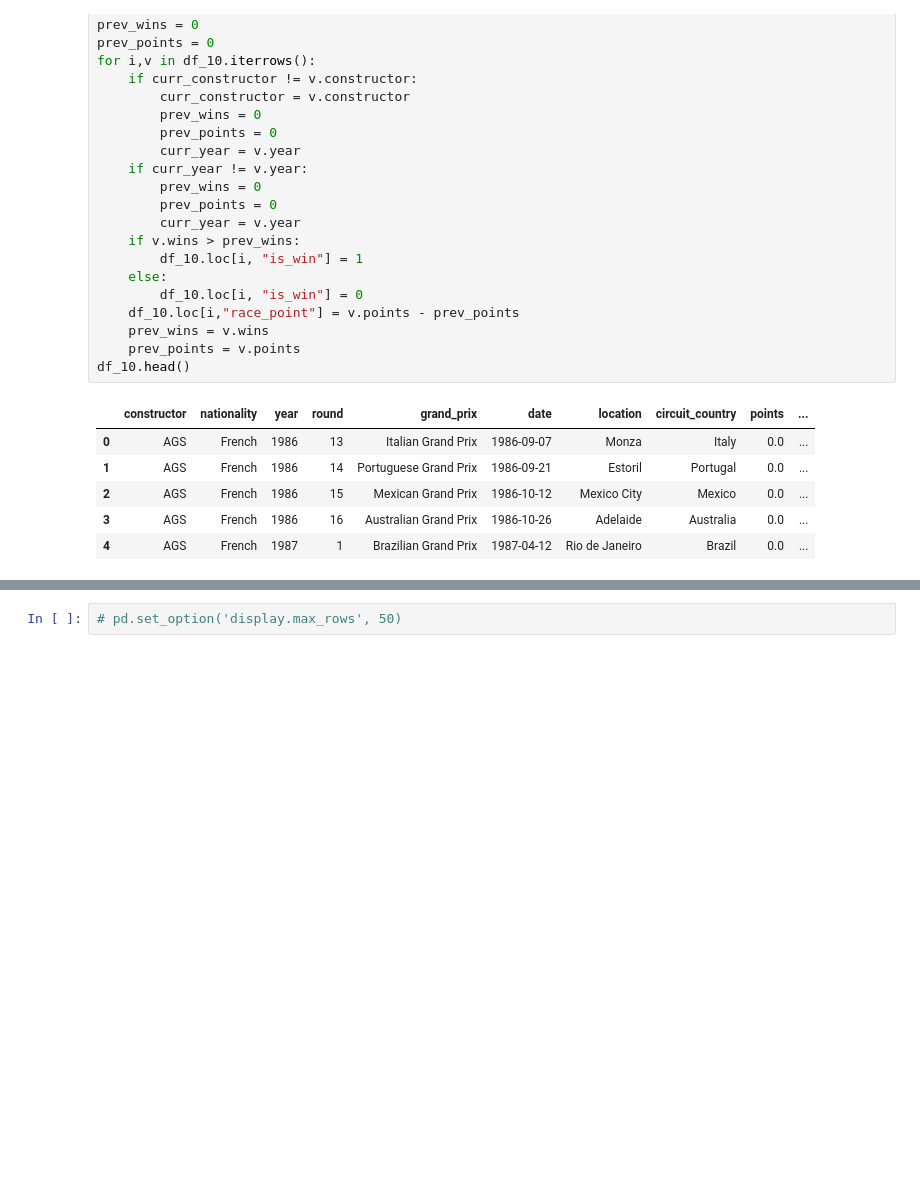
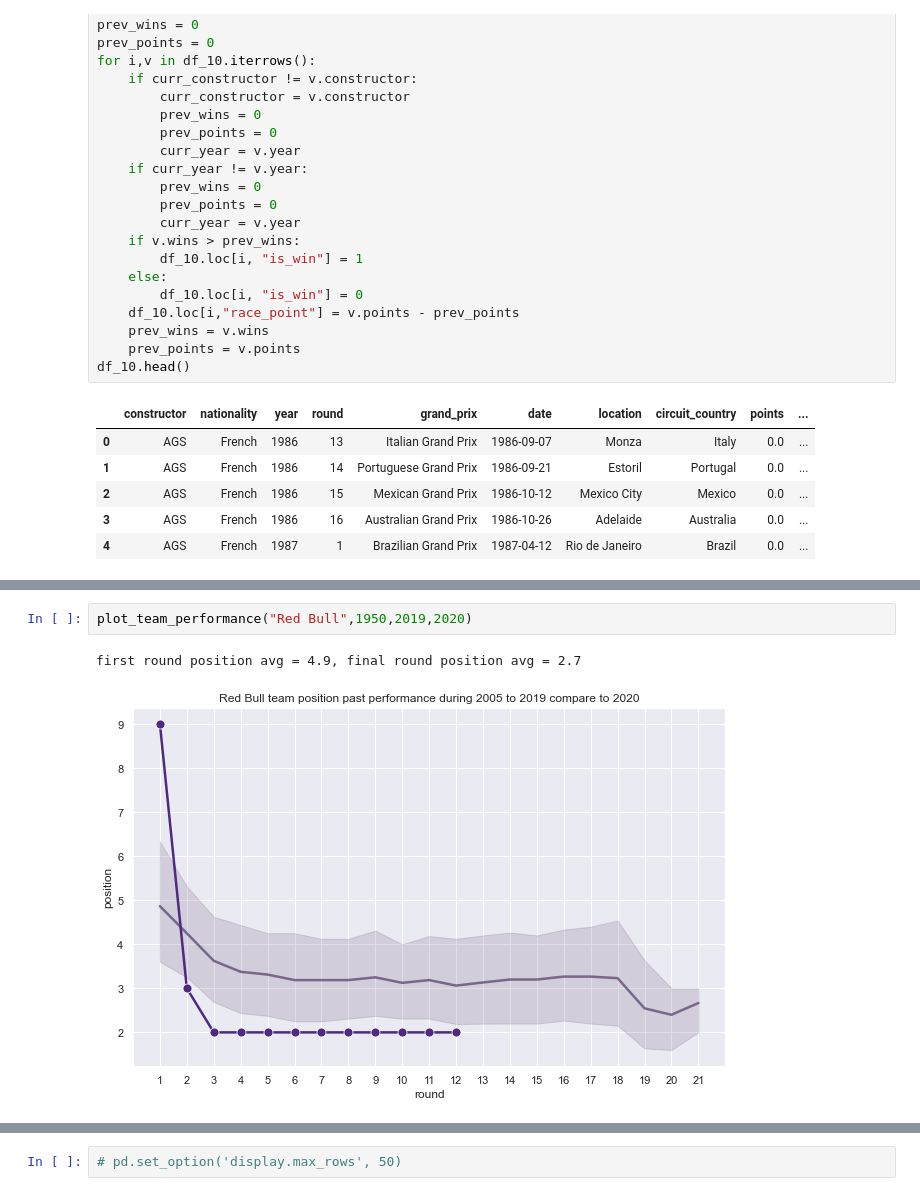
Before and after one commit to snn2spade/scb_challenge, a Jupyter notebook: scb_challenge.ipynb, the cells around one changed output, grey strips where cells are left out. Drawn from its saved outputs; the diff is of its cells as text; blank space fills up the shorter version.

```diff
--- a/scb_challenge.ipynb
+++ b/scb_challenge.ipynb
@@ -487,0 +605,5 @@ df_10.head()
+# %%
+plot_team_performance("Red Bull",1950,2019,2020)
+# %% [output]
+first round position avg = 4.9, final round position avg = 2.7
+[figure, added]
```
Also changed, not shown: parts of 69 cells of this notebook.
